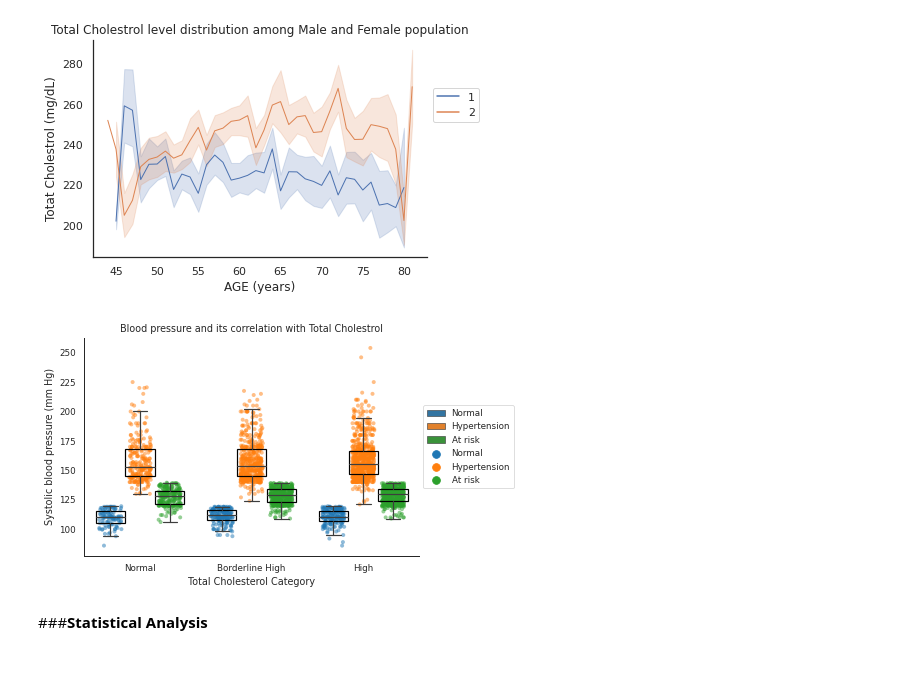
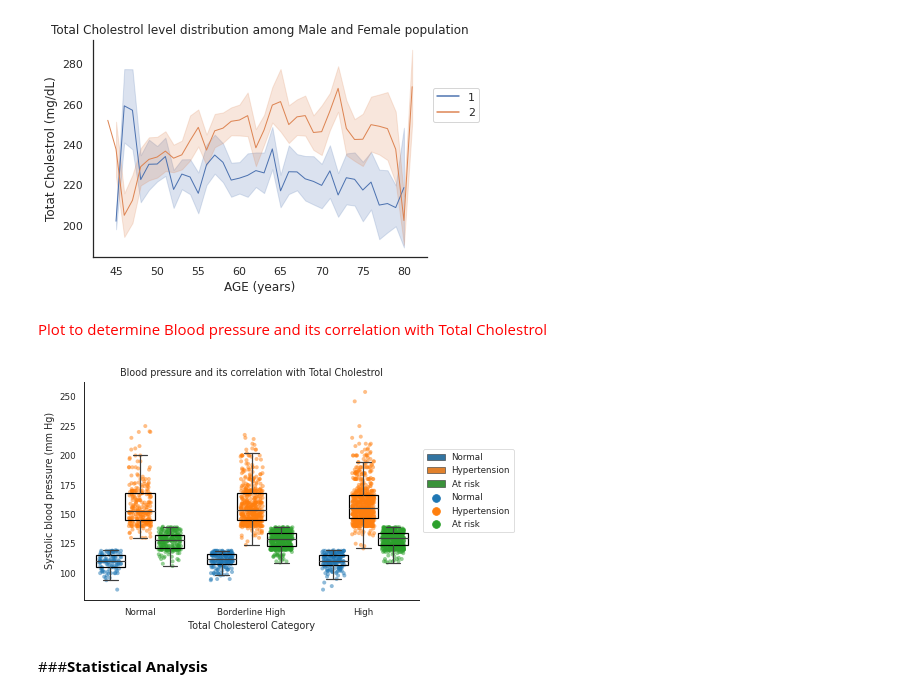
Before and after one commit to pooja185/Framingham_Heart_study_Project_Python, a Jupyter notebook: code/Project_Framingham_Heart.ipynb, the cells around one changed output. Cells and saved outputs as stored; diff of their text form; code cells hidden in the pictures; blank space fills up the shorter version.

```diff
--- a/code/Project_Framingham_Heart.ipynb
+++ b/code/Project_Framingham_Heart.ipynb
@@ -559,19 +582,21 @@ sns.despine()
 plt.savefig("/content/figures/Figure3.pdf", bbox_inches='tight')
 # %% [output]
 [figure]
+# %% [markdown]
+<font color = 'red'>Plot to determine Blood pressure and its correlation with Total Cholestrol</font>
 # %%
 sns.set_style("white")
 sns.set_context("paper")
 x_order = ['Normal', 'Borderline High', 'High']
-Fig1 = sns.boxplot(data=df5, x='STATUS_TOTCHOL', order = x_order, y='SYSBP', hue = 'STATUS_HYPERTEN', fliersize=0, boxprops={'edgecolor':'black', 'facecolor':(1,1,1,0)}, zorder=5)
-Fig1 = sns.stripplot(data=df5, x='STATUS_TOTCHOL', y='SYSBP', order = x_order, hue = 'STATUS_HYPERTEN', dodge = True, jitter = 0.3, size = 4, zorder = 0, alpha = 0.5 )
-Fig1.set(xlabel="Total Cholesterol Category", ylabel = "Systolic blood pressure (mm Hg)")
+Figure4 = sns.boxplot(data=df5, x='STATUS_TOTCHOL', order = x_order, y='SYSBP', hue = 'STATUS_HYPERTEN', fliersize=0, boxprops={'edgecolor':'black', 'facecolor':(1,1,1,0)}, zorder=5)
+Figure4 = sns.stripplot(data=df5, x='STATUS_TOTCHOL', y='SYSBP', order = x_order, hue = 'STATUS_HYPERTEN', dodge = True, jitter = 0.3, size = 4, zorder = 0, alpha = 0.5 )
+Figure4.set(xlabel="Total Cholesterol Category", ylabel = "Systolic blood pressure (mm Hg)")
 plt.title('Blood pressure and its correlation with Total Cholestrol', loc = 'center')
-Fig1.legend (loc = 'center left', bbox_to_anchor = (1,0.5))
+Figure4.legend (loc = 'center left', bbox_to_anchor = (1,0.5))
 sns.despine()
 plt.savefig("/content/figures/Figure4.pdf", bbox_inches='tight')
 # %% [output]
-[figure, old version]
+[figure, new version]
 # %% [markdown]
 ###**Statistical Analysis**
 # %% [markdown]
```
Also changed, not shown: parts of 52 cells of this notebook, 4 other files.
